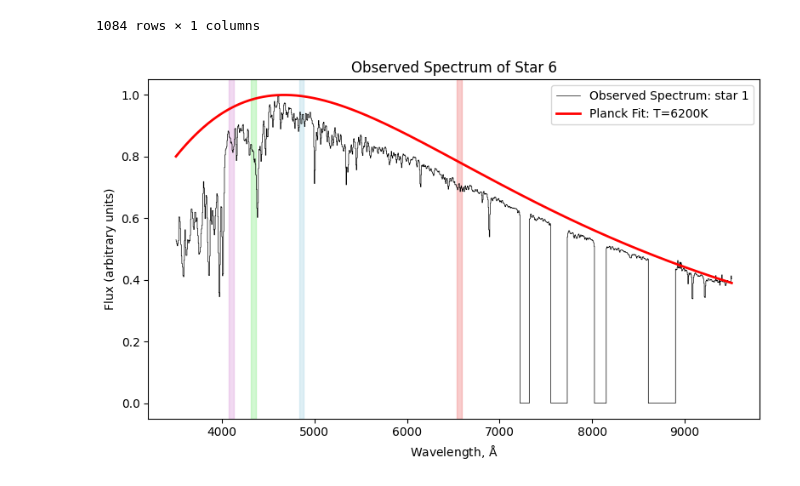
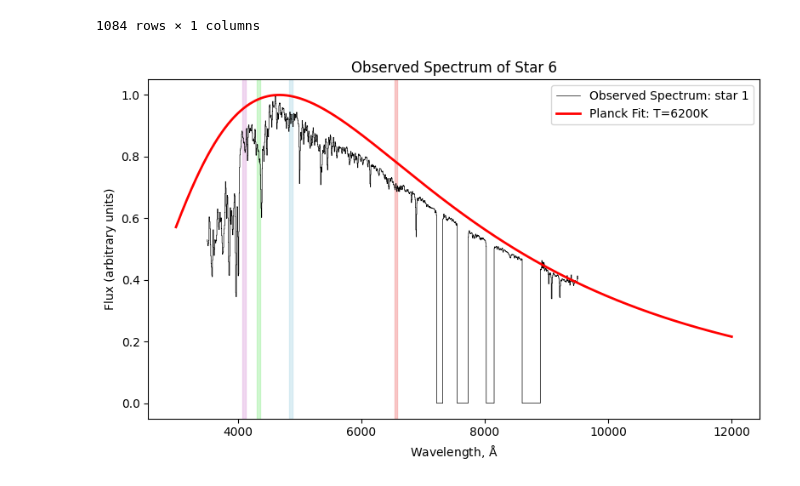
Before and after one commit to ASTR0MNSTR/univ_codes, a Jupyter notebook: 2025_2026/01-atm/Planck/planck.ipynb, the cells around one changed output. Cells and saved outputs as stored; diff of their text form; code cells hidden in the pictures.

```diff
--- a/2025_2026/01-atm/Planck/planck.ipynb
+++ b/2025_2026/01-atm/Planck/planck.ipynb
@@ -134,27 +180,27 @@ star_6
 # %%
 plt.figure(figsize=(8,5))
 
 plt.plot(wavelengths, star_6['flux']/star_6['flux'].max(), color='black', drawstyle='steps-mid', lw=0.5, label='Observed Spectrum: star 1')
-B = planck(wavelengths, 6200)
+B = planck(np.arange(3000, 12000, 1), 6200)
 B_norm = B / B.max()
-plt.plot(wavelengths, B_norm, color='red', lw=2, label='Planck Fit: T=6200K')
+plt.plot(np.arange(3000, 12000, 1), B_norm, color='red', lw=2, label='Planck Fit: T=6200K')
 plt.legend()
 plt.xlabel(r'Wavelength, ${\rm \AA}$')
 plt.ylabel('Flux (arbitrary units)')
 plt.title('Observed Spectrum of Star 6')
 plt.tight_layout()
 
 balmer_lines = {
     r'$H\alpha$': 6563,
     r'$H\beta$': 4861,
     r'$H\gamma$': 4341,
     r'$H\delta$': 4102
 }
 colors = ['lightcoral', 'lightblue', 'lightgreen', 'plum']
 
 for (name, center), color in zip(balmer_lines.items(), colors):
     plt.axvspan(center-25, center+25, color=color, alpha=0.4, label=f'{name} region')
 
 plt.show()
 # %% [output]
-[figure, old version]
+[figure, new version]
```
Also changed, not shown: parts of 3 cells of this notebook.
